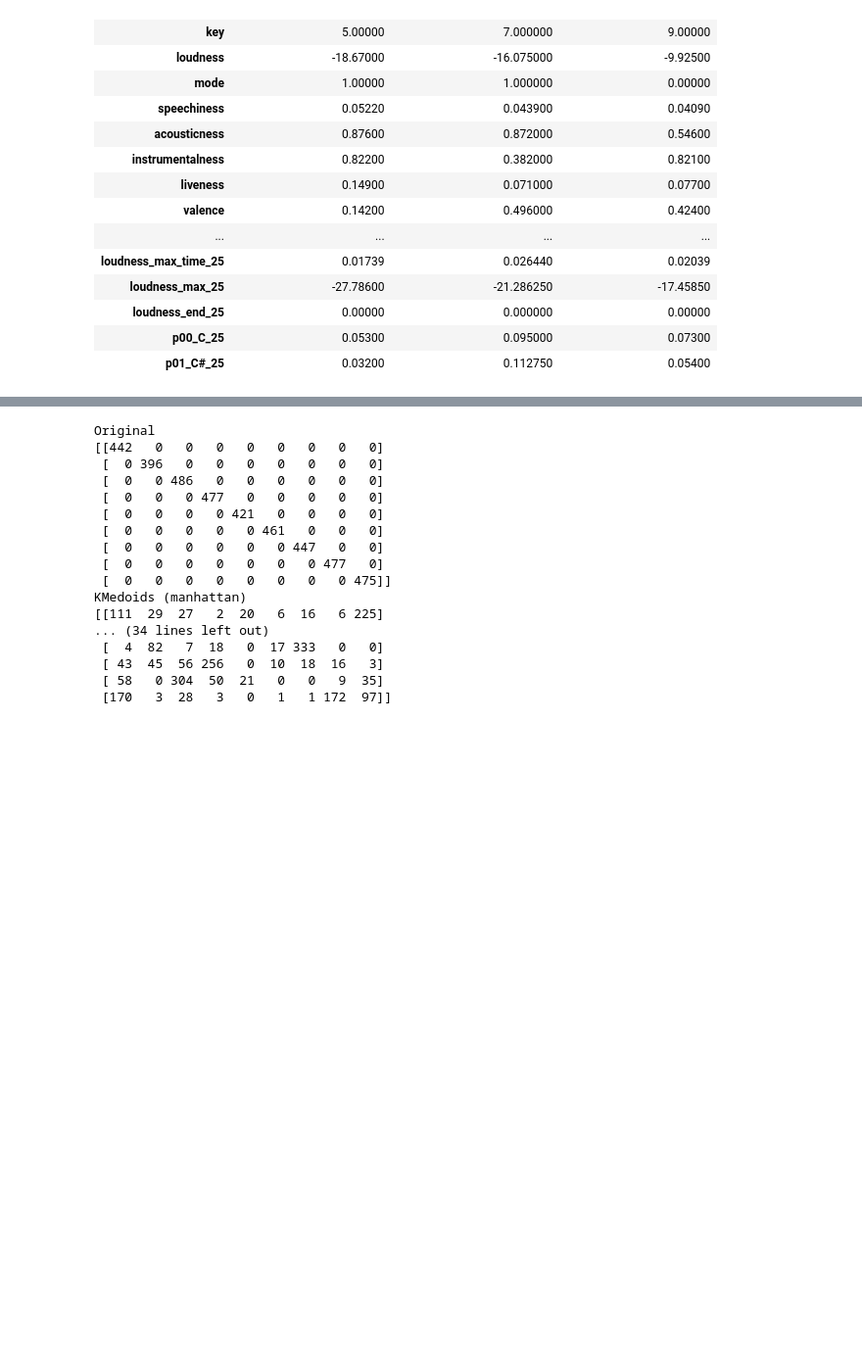
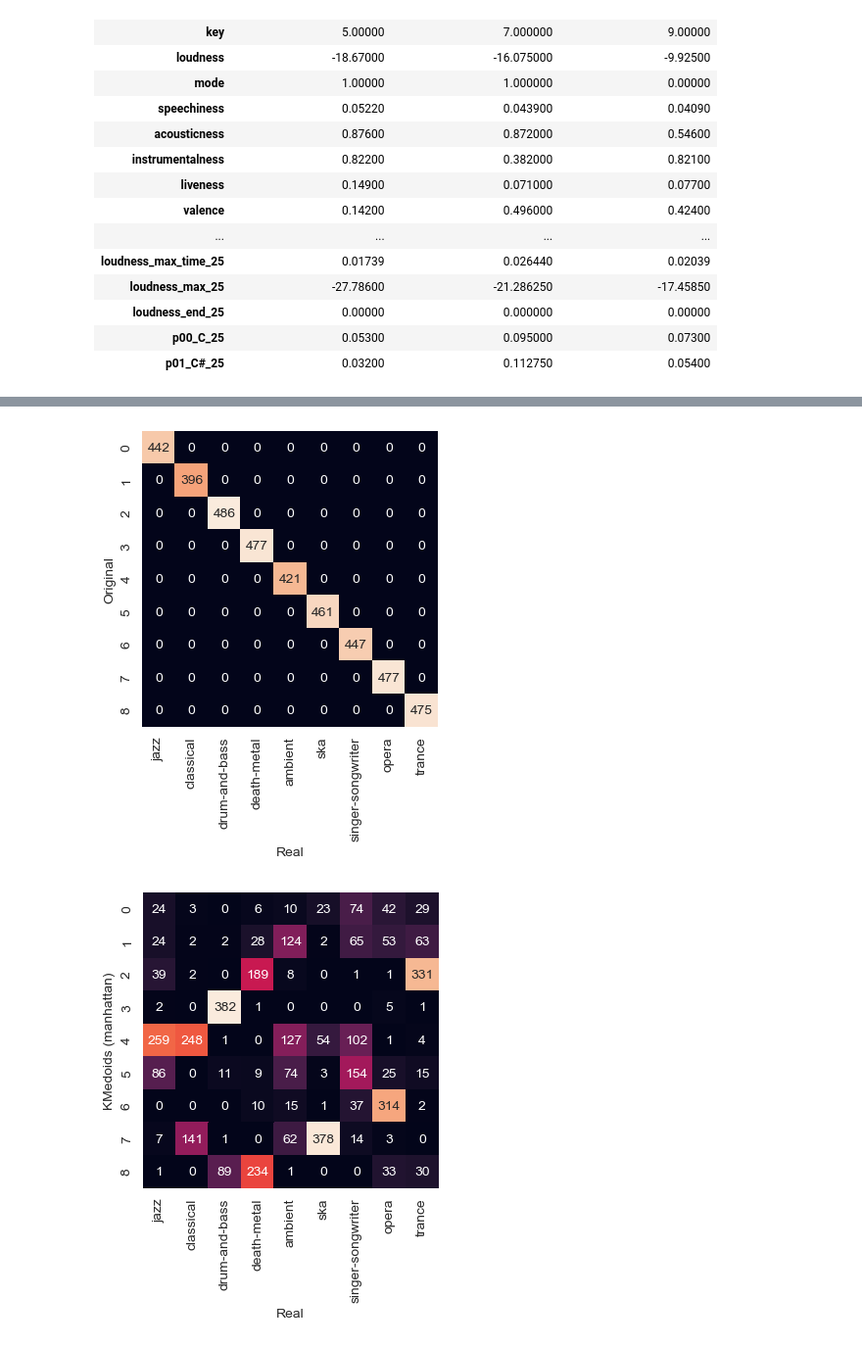
Before and after one commit to francotestori/dmctuba_01, a Jupyter notebook: clustering/clustering_pam.ipynb, the cells around one changed output, grey strips where cells are left out. Shown at 98% size. Saved outputs shown, nothing was run; the diff lists cells and outputs as text; code cells hidden in the pictures; blank space fills up the shorter version.

Commit message:
Matriz de confusion + feature importance

```diff
--- a/clustering/clustering_pam.ipynb
+++ b/clustering/clustering_pam.ipynb
@@ -46,10 +46,10 @@ from sklearn.decomposition import PCA
 from sklearn.preprocessing import scale
 from sklearn.metrics import confusion_matrix
 
-sns.set_context('poster')
+#sns.set_context('poster')
 sns.set_style('darkgrid')
 
-plt.rcParams['figure.figsize'] = [12, 6]
+plt.rcParams['figure.figsize'] = [4, 4]
 plt.rcParams['figure.dpi'] = 100 # 200 e.g. is really fine, but slower
 # %%
 df_int = pd.read_pickle('../sources/dataset_integrado.pickle')
@@ -121,0 +124,10 @@ newdf.head(3).T.head(15)
+# %%
+# Escalando cada feature por su importancia para la clasificacion
+
+dfeature = pd.read_pickle("../sources/importance.pickle")
+dfeature
+for k,row in dfeature.iterrows():
+#    print(row['feature'])
+    data[row['feature']] = data[row['feature']]*100*row['importance']
+
+data.head(3).T.head(15)
@@ -122,46 +151,40 @@ newdf.head(3).T.head(15)
+# %%
+def plot_conf_matrix(real, Z2,description):
+    mat = confusion_matrix(real, Z2)
+    sns.heatmap(mat.T, square=True, annot=True, fmt='d', cbar=False,
+                xticklabels=genres,
+                yticklabels=range(9))
+    plt.xlabel('Real')
+    plt.ylabel(description);
+    plt.show()
 # %%
 n=9
-np.random.seed(359)
+np.random.seed(3569)
 
 genres = genre_real.unique()
 
-print('Original')
-print(confusion_matrix(genre_real.values, genre_real.values))
+plot_conf_matrix(genre_real.values, genre_real.values,'Original')
 
 selected_models = [
     (
         KMedoids(metric="manhattan", n_clusters=n),
         "KMedoids (manhattan)",
     ),
     (
         KMedoids(metric="euclidean", n_clusters=n),
         "KMedoids (euclidean)",
     ),
     (KMedoids(metric="cosine", n_clusters=n), "KMedoids (cosine)"),
     (KMeans(n_clusters=n), "KMeans"),
 ]
 
 for i, (model, description) in enumerate(selected_models):
     model.fit(data)
     Z = model.predict(data)
     Z2 = [genres[x] for x in Z]
-    print(description)
-    print(confusion_matrix(genre_real.values, Z2))
+    #print(description)
+    #print(confusion_matrix(genre_real.values, Z2))
+    plot_conf_matrix(genre_real.values, Z2,description)
 # %% [output]
-Original
-[[442   0   0   0   0   0   0   0   0]
- [  0 396   0   0   0   0   0   0   0]
- [  0   0 486   0   0   0   0   0   0]
- [  0   0   0 477   0   0   0   0   0]
- [  0   0   0   0 421   0   0   0   0]
- [  0   0   0   0   0 461   0   0   0]
- [  0   0   0   0   0   0 447   0   0]
- [  0   0   0   0   0   0   0 477   0]
- [  0   0   0   0   0   0   0   0 475]]
-KMedoids (manhattan)
-[[111  29  27   2  20   6  16   6 225]
-... (34 lines left out)
- [  4  82   7  18   0  17 333   0   0]
- [ 43  45  56 256   0  10  18  16   3]
- [ 58   0 304  50  21   0   0   9  35]
- [170   3  28   3   0   1   1 172  97]]
+[figure, added]
+[figure, added]
```
Also changed, not shown: parts of 4 cells of this notebook, 2 other files.
